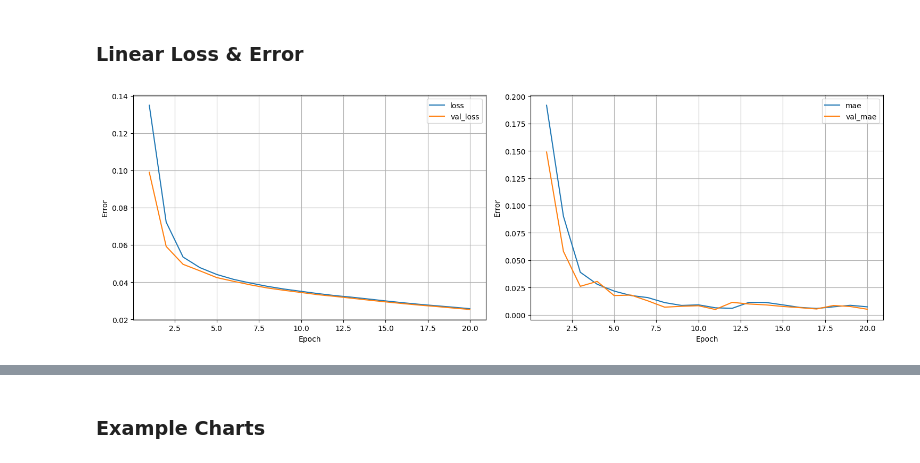
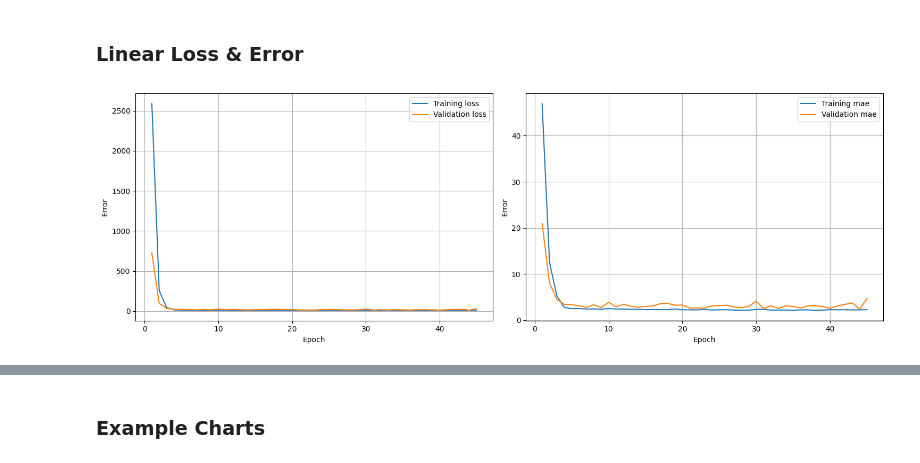
Before and after one commit to davidspector67/weather_predictor, a Jupyter notebook: project_lstm.ipynb, the cells around one changed output, grey strips where cells are left out. Cells and saved outputs as stored; diff of their text form; code cells hidden in the pictures.

Commit message:
level 3

```diff
--- a/project_lstm.ipynb
+++ b/project_lstm.ipynb
@@ -956,5 +956,5 @@ We expect the models to have a correct shape, shifted around the correct tempatu
 # %% [markdown]
 ### LSTM Loss & Error
 # %%
-level_1.train_lstm()
+level_3.train_lstm()
 # %% [output]
@@ -964,5 +966,5 @@ MSE of test data: 534.12548828125
 # %% [markdown]
 ### Hybrid Loss & Error
 # %%
-level_1.train_hybrid()
+level_3.train_hybrid()
 # %% [output]
@@ -974,6 +976,6 @@ MSE of test data: 0.011722824536263943
 # %% [markdown]
 ### Linear Loss & Error
 # %%
-level_1.train_linear()
+level_3.train_linear()
 # %% [output]
-[figure, old version]
+[figure, new version]
```
Also changed, not shown: parts of 7 cells of this notebook.
